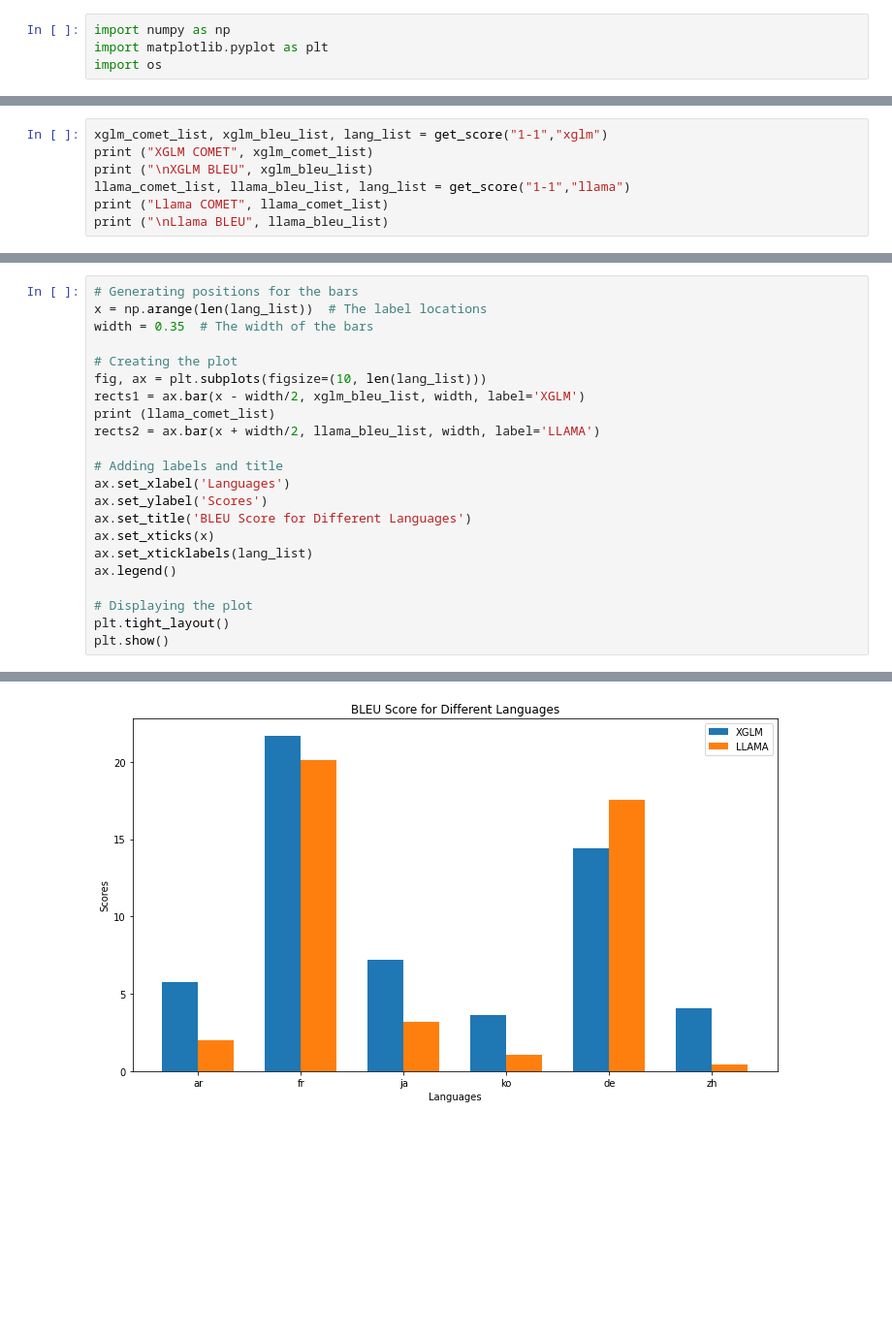
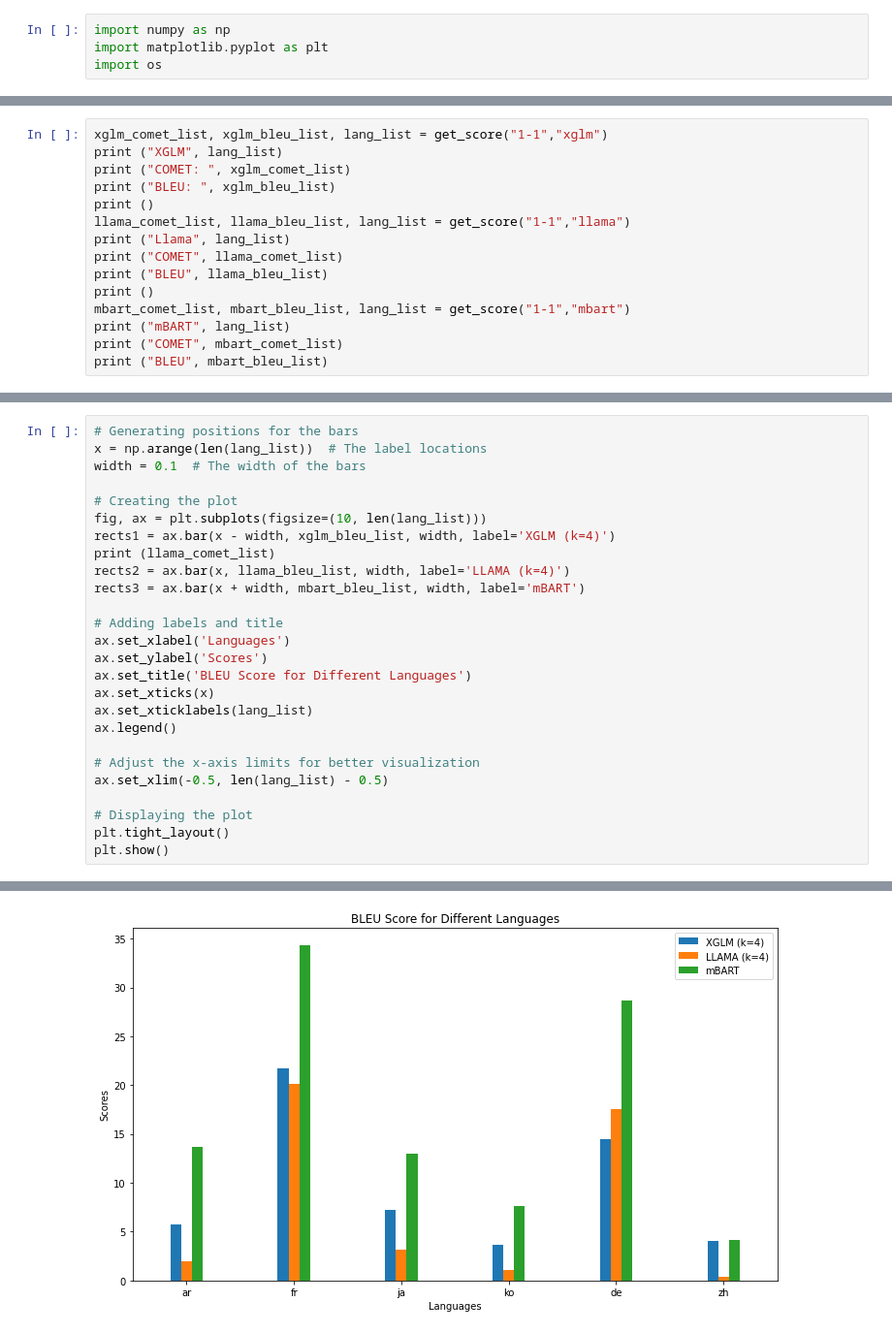
Before and after one commit to su0315/LLM_Contextual_Prompt_MT, a Jupyter notebook: notebook/result_visualization/1-1_model_comparison.ipynb, the cells around one changed output, grey strips where cells are left out. Shown at 97% size. Cells and saved outputs as stored; diff of their text form; blank space fills up the shorter version.

```diff
--- a/notebook/result_visualization/1-1_model_comparison.ipynb
+++ b/notebook/result_visualization/1-1_model_comparison.ipynb
@@ -47,9 +46,17 @@ def get_score(context_size, model):
     return comet_list, bleu_list, lang_list
 # %%
 xglm_comet_list, xglm_bleu_list, lang_list = get_score("1-1","xglm")
-print ("XGLM COMET", xglm_comet_list)
-print ("\nXGLM BLEU", xglm_bleu_list)
+print ("XGLM", lang_list)
+print ("COMET: ", xglm_comet_list)
+print ("BLEU: ", xglm_bleu_list)
+print ()
 llama_comet_list, llama_bleu_list, lang_list = get_score("1-1","llama")
-print ("Llama COMET", llama_comet_list)
-print ("\nLlama BLEU", llama_bleu_list)
+print ("Llama", lang_list)
+print ("COMET", llama_comet_list)
+print ("BLEU", llama_bleu_list)
+print ()
+mbart_comet_list, mbart_bleu_list, lang_list = get_score("1-1","mbart")
+print ("mBART", lang_list)
+print ("COMET", mbart_comet_list)
+print ("BLEU", mbart_bleu_list)
 # %% [output]
@@ -89,25 +103,29 @@ plt.show()
 # %%
 # Generating positions for the bars
 x = np.arange(len(lang_list))  # The label locations
-width = 0.35  # The width of the bars
+width = 0.1  # The width of the bars
 
 # Creating the plot
 fig, ax = plt.subplots(figsize=(10, len(lang_list)))
-rects1 = ax.bar(x - width/2, xglm_bleu_list, width, label='XGLM')
+rects1 = ax.bar(x - width, xglm_bleu_list, width, label='XGLM (k=4)')
 print (llama_comet_list)
-rects2 = ax.bar(x + width/2, llama_bleu_list, width, label='LLAMA')
+rects2 = ax.bar(x, llama_bleu_list, width, label='LLAMA (k=4)')
+rects3 = ax.bar(x + width, mbart_bleu_list, width, label='mBART')
 
 # Adding labels and title
 ax.set_xlabel('Languages')
 ax.set_ylabel('Scores')
 ax.set_title('BLEU Score for Different Languages')
 ax.set_xticks(x)
 ax.set_xticklabels(lang_list)
 ax.legend()
 
+# Adjust the x-axis limits for better visualization
+ax.set_xlim(-0.5, len(lang_list) - 0.5)
+
 # Displaying the plot
 plt.tight_layout()
 plt.show()
 # %% [output]
 [0.49336076342654245, 0.6360132476739032, 0.580534532374101, 0.464838943598926, 0.6572588129496405, 0.6180093582887694]
-[figure, old version]
+[figure, new version]
```
Also changed, not shown: parts of 3 cells of this notebook, 13 other files.
